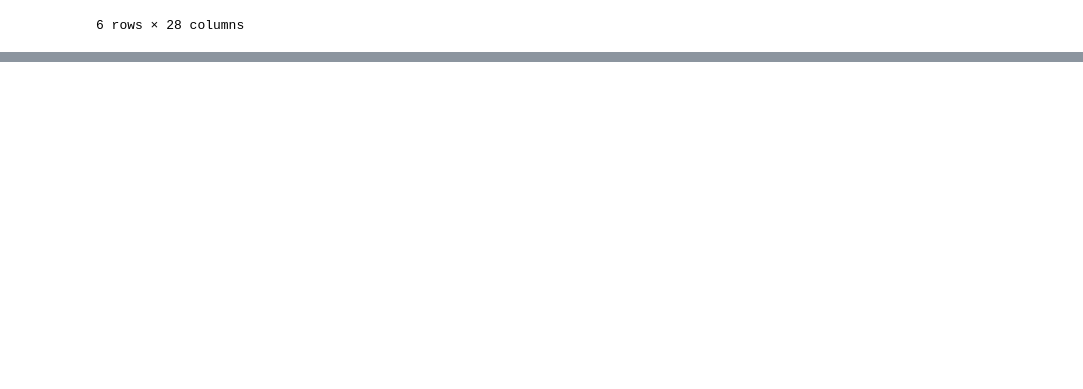
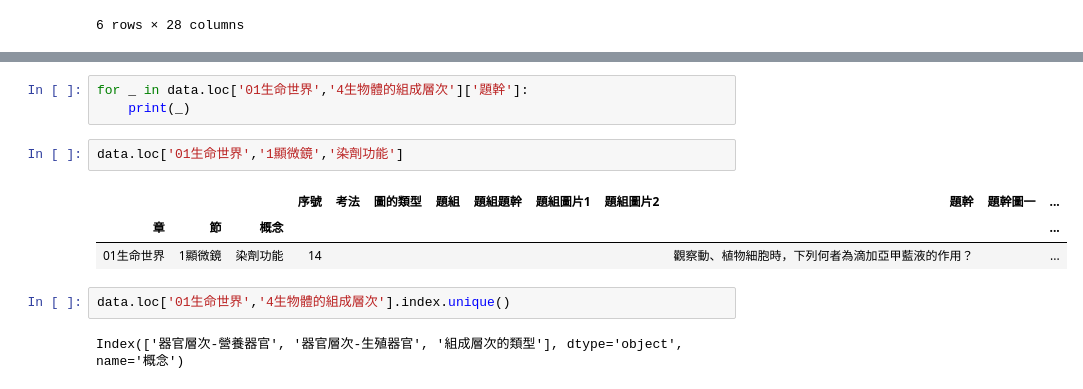
Before and after one commit to ChihHsiangChien/question_database, a Jupyter notebook: 2_question_analyze_and_creater.ipynb, the cells around one changed output, grey strips where cells are left out. Cells and saved outputs as stored; diff of their text form; blank space fills up the shorter version.

```diff
--- a/2_question_analyze_and_creater.ipynb
+++ b/2_question_analyze_and_creater.ipynb
@@ -390,0 +471,13 @@ concepts.get_group("化石判斷地層")
+# %%
+for _ in data.loc['01生命世界','4生物體的組成層次']['題幹']:
+    print(_)
+# %%
+data.loc['01生命世界','1顯微鏡','染劑功能']
+# %% [output]
+|  |  |  | 序號 | 考法 | 圖的類型 | 題組 | 題組題幹 | 題組圖片1 | 題組圖片2 | 題幹 | 題幹圖一 | ... |
+| 章 | 節 | 概念 |  |  |  |  |  |  |  |  |  | ... |
+| 01生命世界 | 1顯微鏡 | 染劑功能 | 14 |  |  |  |  |  |  | 觀察動、植物細胞時，下列何者為滴加亞甲藍液的作用？ |  | ... |
+# %%
+data.loc['01生命世界','4生物體的組成層次'].index.unique()
+# %% [output]
+Index(['器官層次-營養器官', '器官層次-生殖器官', '組成層次的類型'], dtype='object', name='概念')
```
Also changed, not shown: parts of 23 cells of this notebook.
